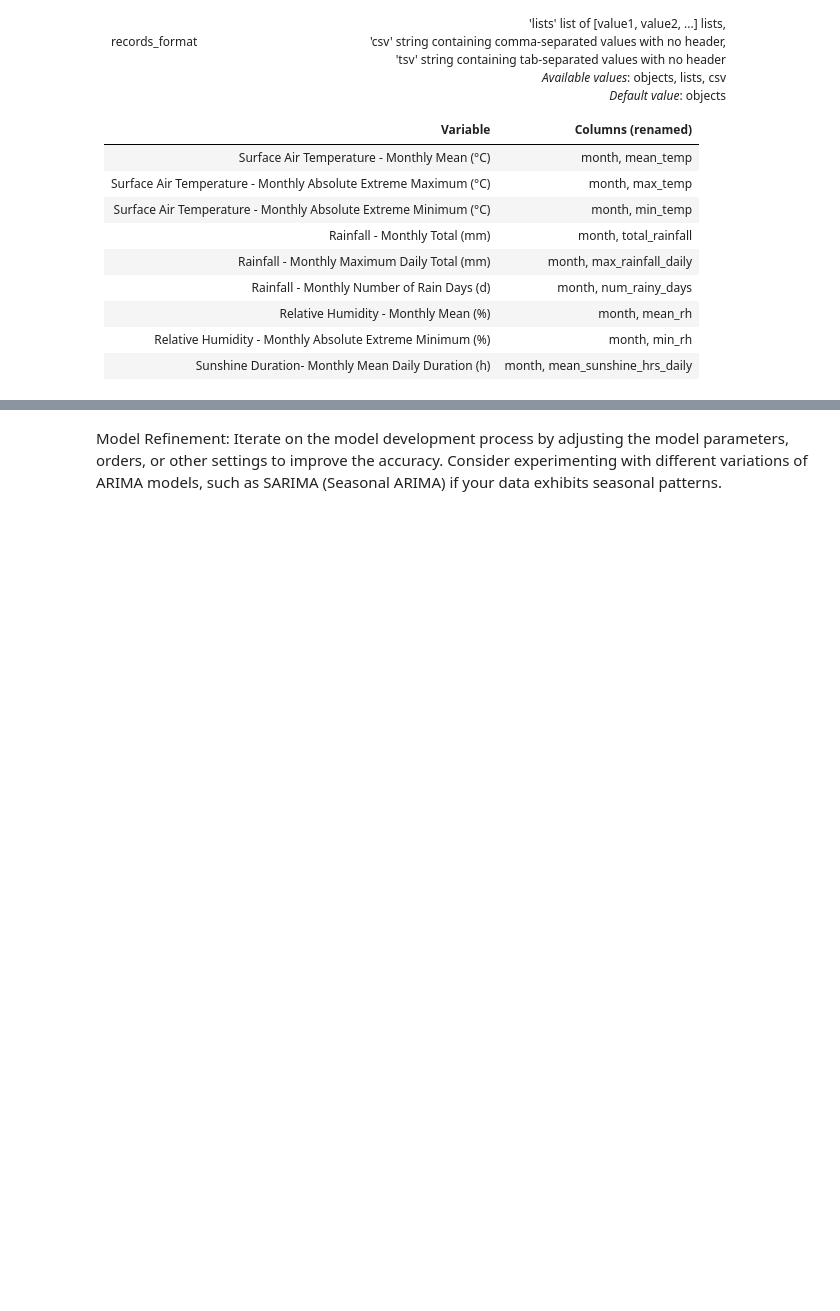
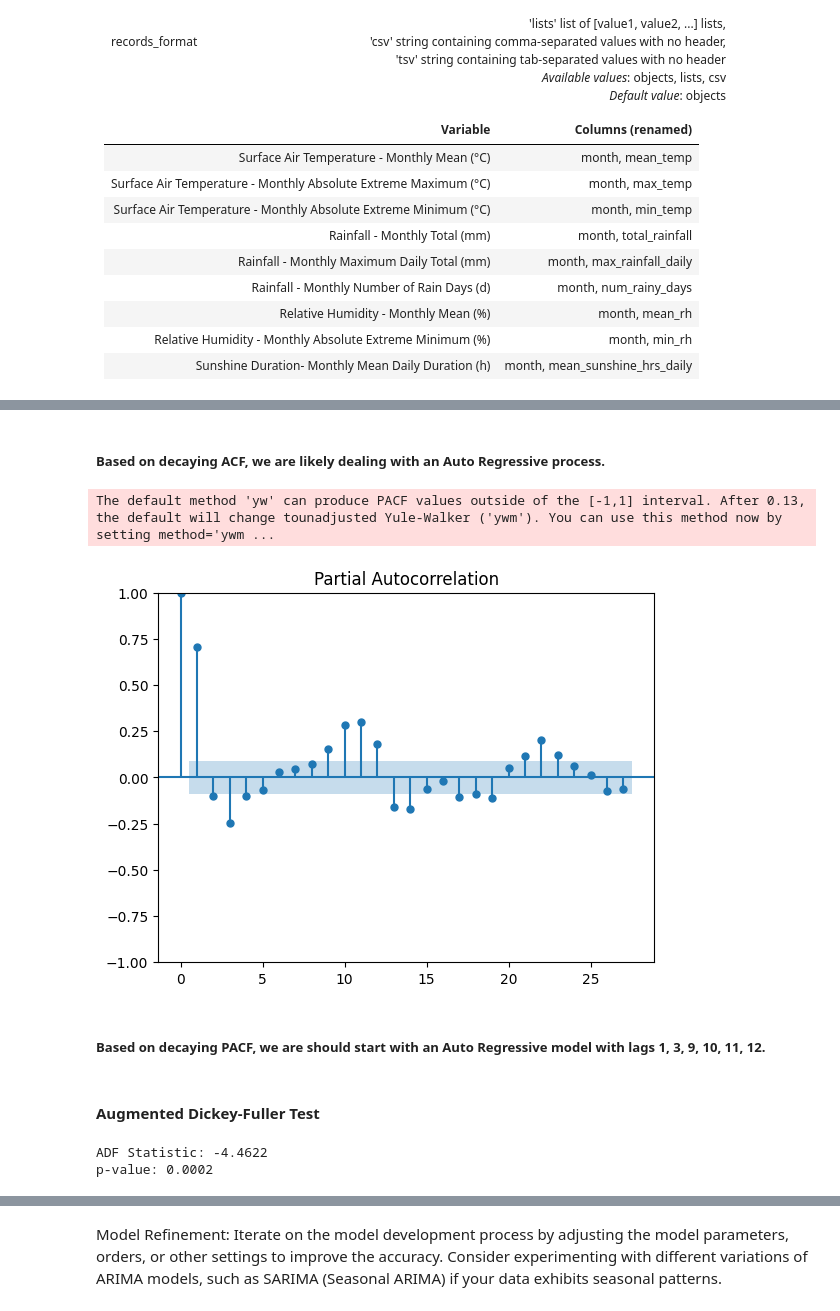
Before and after one commit to linustws/climate-prediction, a Jupyter notebook: Singapore_Weather_Prediction.ipynb, the cells around one changed output, grey strips where cells are left out. Saved outputs shown, nothing was run; the diff lists cells and outputs as text; code cells hidden in the pictures; blank space fills up the shorter version.

```diff
--- a/Singapore_Weather_Prediction.ipynb
+++ b/Singapore_Weather_Prediction.ipynb
@@ -179,0 +222,23 @@ Model Validation: Split your data into training and validation sets. Use the tra
+# %% [markdown]
+##### Based on decaying ACF, we are likely dealing with an Auto Regressive process.
+# %%
+pacf_values = plot_pacf(df_monthly_mean_temp)
+# %% [output]
+The default method 'yw' can produce PACF values outside of the [-1,1] interval. After 0.13, the default will change tounadjusted Yule-Walker ('ywm'). You can use this method now by setting method='ywm ...
+[figure, added]
+# %% [markdown]
+##### Based on decaying PACF, we are should start with an Auto Regressive model with lags 1, 3, 9, 10, 11, 12.
+# %% [markdown]
+#### Augmented Dickey-Fuller Test
+# %%
+def perform_adf_test(series):
+    result = adfuller(series)
+    adf_statistic = result[0]
+    p_value = result[1]
+    print(f'ADF Statistic: {adf_statistic:.4f}')
+    print(f'p-value: {p_value:.4f}')
+
+perform_adf_test(df_monthly_mean_temp)
+# %% [output]
+ADF Statistic: -4.4622
+p-value: 0.0002
```
Also changed, not shown: parts of 26 cells of this notebook, 1 other file.
